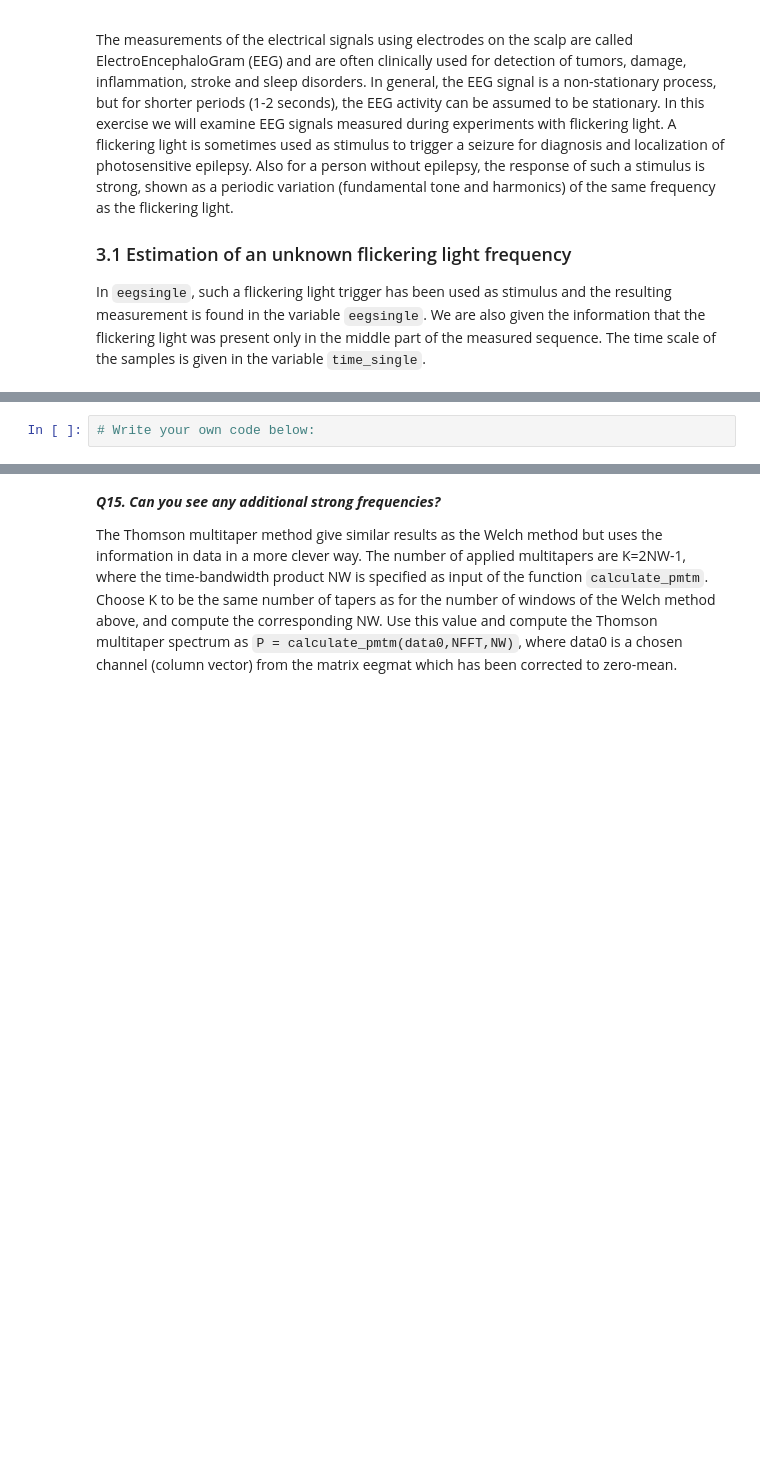
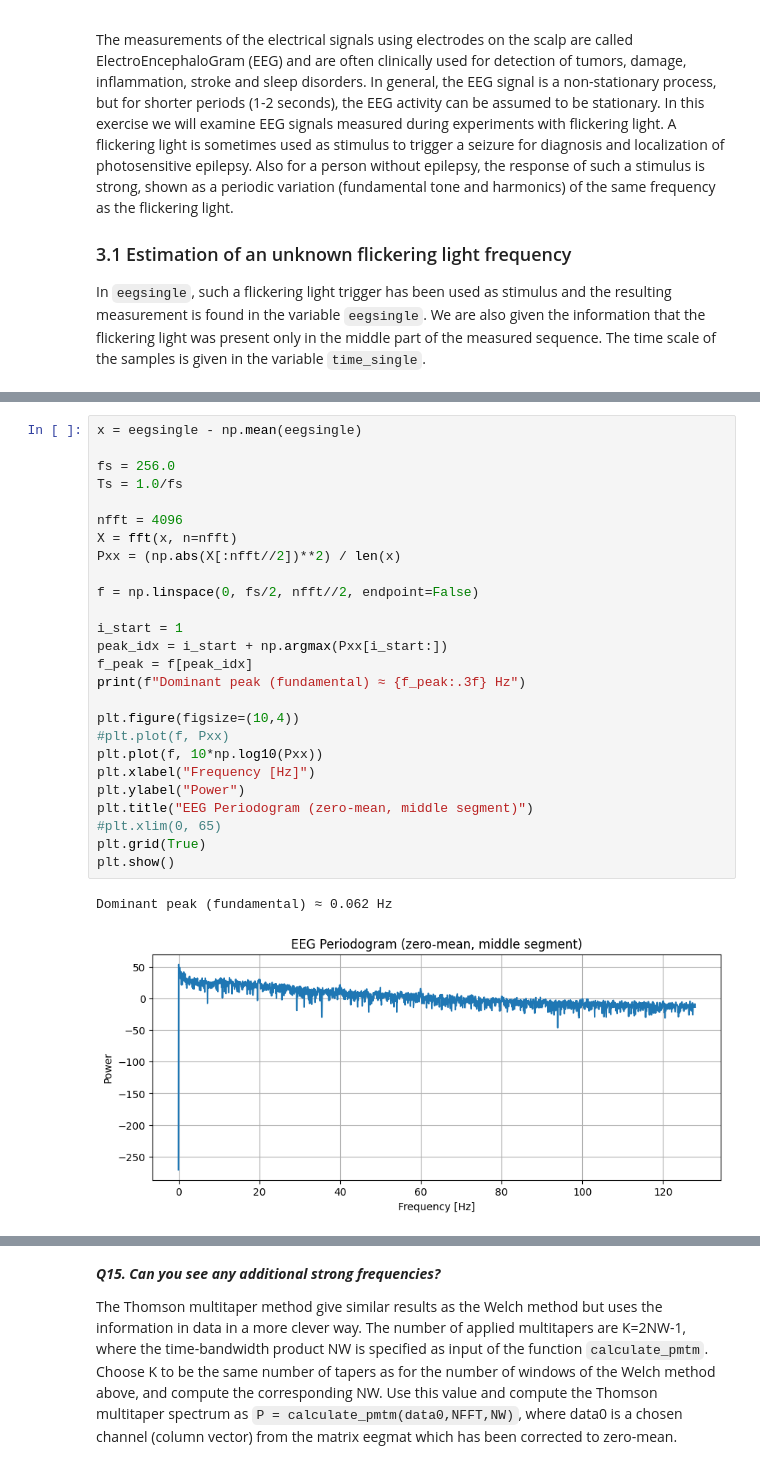
Before and after one commit to axellangenskiold/fmsf10, a Jupyter notebook: pythonLab3.ipynb, the cells around one changed output, grey strips where cells are left out. Cells and saved outputs as stored; diff of their text form; blank space fills up the shorter version.

```diff
--- a/pythonLab3.ipynb
+++ b/pythonLab3.ipynb
@@ -475,6 +487,33 @@ In `eegsingle`, such a flickering light trigger has been used as stimulus and th
 Apply the periodogram, similar as in the previous exercise and study the resulting figure. To be able to identify the response at the actual frequency, specify the frequency scale to be in Hz. Don't forget to adjust the sequence to have zero-mean!
-# %%
-# Write your own code below:
+# %%
+x = eegsingle - np.mean(eegsingle)
+
+fs = 256.0
+Ts = 1.0/fs
+
+nfft = 4096
+X = fft(x, n=nfft)
+Pxx = (np.abs(X[:nfft//2])**2) / len(x)
+
+f = np.linspace(0, fs/2, nfft//2, endpoint=False)
+
+i_start = 1
+peak_idx = i_start + np.argmax(Pxx[i_start:])
+f_peak = f[peak_idx]
+print(f"Dominant peak (fundamental) ≈ {f_peak:.3f} Hz")
+
+plt.figure(figsize=(10,4))
+#plt.plot(f, Pxx)
+plt.plot(f, 10*np.log10(Pxx))
+plt.xlabel("Frequency [Hz]")
+plt.ylabel("Power")
+plt.title("EEG Periodogram (zero-mean, middle segment)")
+#plt.xlim(0, 65)
+plt.grid(True)
+plt.show()
+# %% [output]
+Dominant peak (fundamental) ≈ 0.062 Hz
+[figure, added]
 # %% [markdown]
 ***Q12. The flickering light frequency should show up as a fundamental tone in the EEG. Can you determine this frequency?***
 
```
Also changed, not shown: parts of 10 cells of this notebook.
